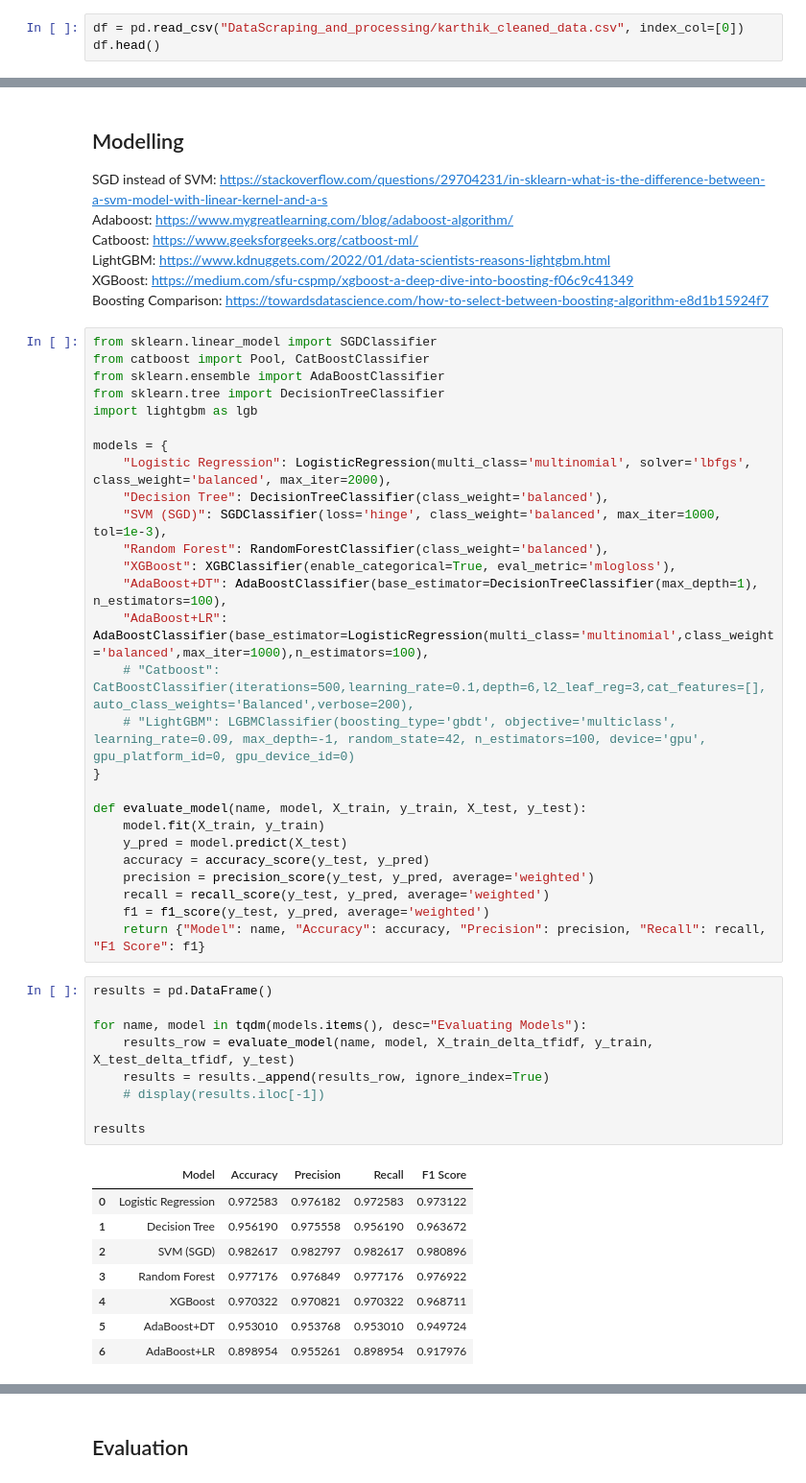
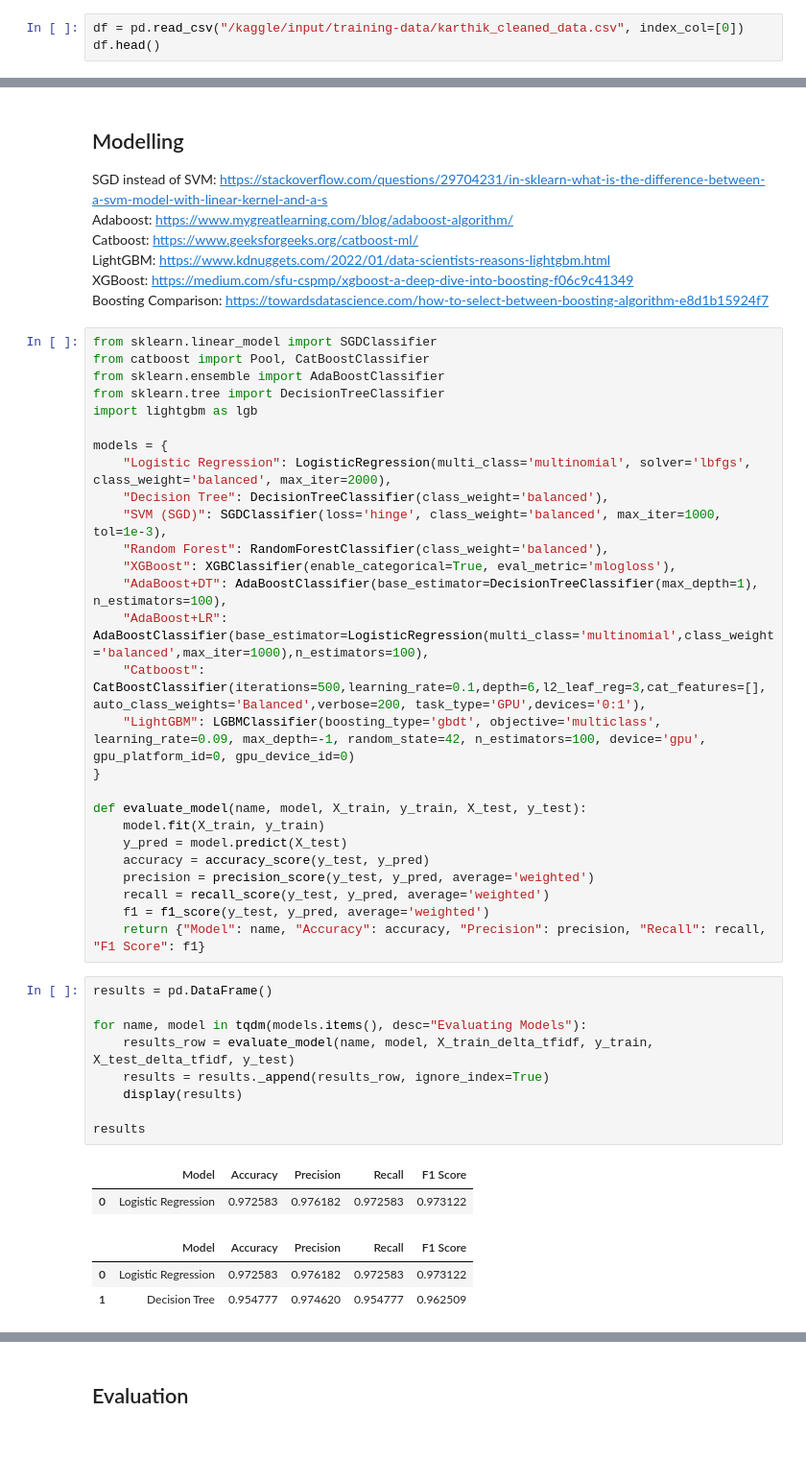
Before and after one commit to gangula-karthik/Altitude-Analytics, a Jupyter notebook: Modelling.ipynb, the cells around one changed output, grey strips where cells are left out. Shown at 96% size. Cells and saved outputs as stored; diff of their text form; blank space fills up the shorter version.

Commit message:
add: Kaggle Notebook | notebook14c2564e33 | v1: added SVD

```diff
--- a/Modelling.ipynb
+++ b/Modelling.ipynb
@@ -51,7 +74,7 @@ warnings.filterwarnings("ignore", category=FutureWarning)
 # %% [markdown]
 ## Data Preparation
 # %%
-df = pd.read_csv("DataScraping_and_processing/karthik_cleaned_data.csv", index_col=[0])
+df = pd.read_csv("/kaggle/input/training-data/karthik_cleaned_data.csv", index_col=[0])
 df.head()
 # %% [output]
 |  | overall_rating | review_date | review_text | airline_name | NPS_category | NPS | language_info | ... |
@@ -414,8 +437,8 @@ models = {
     "XGBoost": XGBClassifier(enable_categorical=True, eval_metric='mlogloss'),
     "AdaBoost+DT": AdaBoostClassifier(base_estimator=DecisionTreeClassifier(max_depth=1), n_estimators=100),
     "AdaBoost+LR": AdaBoostClassifier(base_estimator=LogisticRegression(multi_class='multinomial',class_weight='balanced',max_iter=1000),n_estimators=100),
-    # "Catboost": CatBoostClassifier(iterations=500,learning_rate=0.1,depth=6,l2_leaf_reg=3,cat_features=[], auto_class_weights='Balanced',verbose=200),
-    # "LightGBM": LGBMClassifier(boosting_type='gbdt', objective='multiclass',  learning_rate=0.09, max_depth=-1, random_state=42, n_estimators=100, device='gpu', gpu_platform_id=0, gpu_device_id=0)
+    "Catboost": CatBoostClassifier(iterations=500,learning_rate=0.1,depth=6,l2_leaf_reg=3,cat_features=[], auto_class_weights='Balanced',verbose=200, task_type='GPU',devices='0:1'),
+    "LightGBM": LGBMClassifier(boosting_type='gbdt', objective='multiclass',  learning_rate=0.09, max_depth=-1, random_state=42, n_estimators=100, device='gpu', gpu_platform_id=0, gpu_device_id=0)
 }
 
 def evaluate_model(name, model, X_train, y_train, X_test, y_test):
@@ -429,18 +452,15 @@ def evaluate_model(name, model, X_train, y_train, X_test, y_test):
 # %%
 results = pd.DataFrame()
 
 for name, model in tqdm(models.items(), desc="Evaluating Models"):
     results_row = evaluate_model(name, model, X_train_delta_tfidf, y_train, X_test_delta_tfidf, y_test)
     results = results._append(results_row, ignore_index=True)
-    # display(results.iloc[-1])
+    display(results)
 
 results
 # %% [output]
 |  | Model | Accuracy | Precision | Recall | F1 Score |
 | 0 | Logistic Regression | 0.972583 | 0.976182 | 0.972583 | 0.973122 |
-| 1 | Decision Tree | 0.956190 | 0.975558 | 0.956190 | 0.963672 |
-| 2 | SVM (SGD) | 0.982617 | 0.982797 | 0.982617 | 0.980896 |
-| 3 | Random Forest | 0.977176 | 0.976849 | 0.977176 | 0.976922 |
-| 4 | XGBoost | 0.970322 | 0.970821 | 0.970322 | 0.968711 |
-| 5 | AdaBoost+DT | 0.953010 | 0.953768 | 0.953010 | 0.949724 |
-| 6 | AdaBoost+LR | 0.898954 | 0.955261 | 0.898954 | 0.917976 |
+|  | Model | Accuracy | Precision | Recall | F1 Score |
+| 0 | Logistic Regression | 0.972583 | 0.976182 | 0.972583 | 0.973122 |
+| 1 | Decision Tree | 0.954777 | 0.974620 | 0.954777 | 0.962509 |
```
Also changed, not shown: parts of 6 cells of this notebook.
